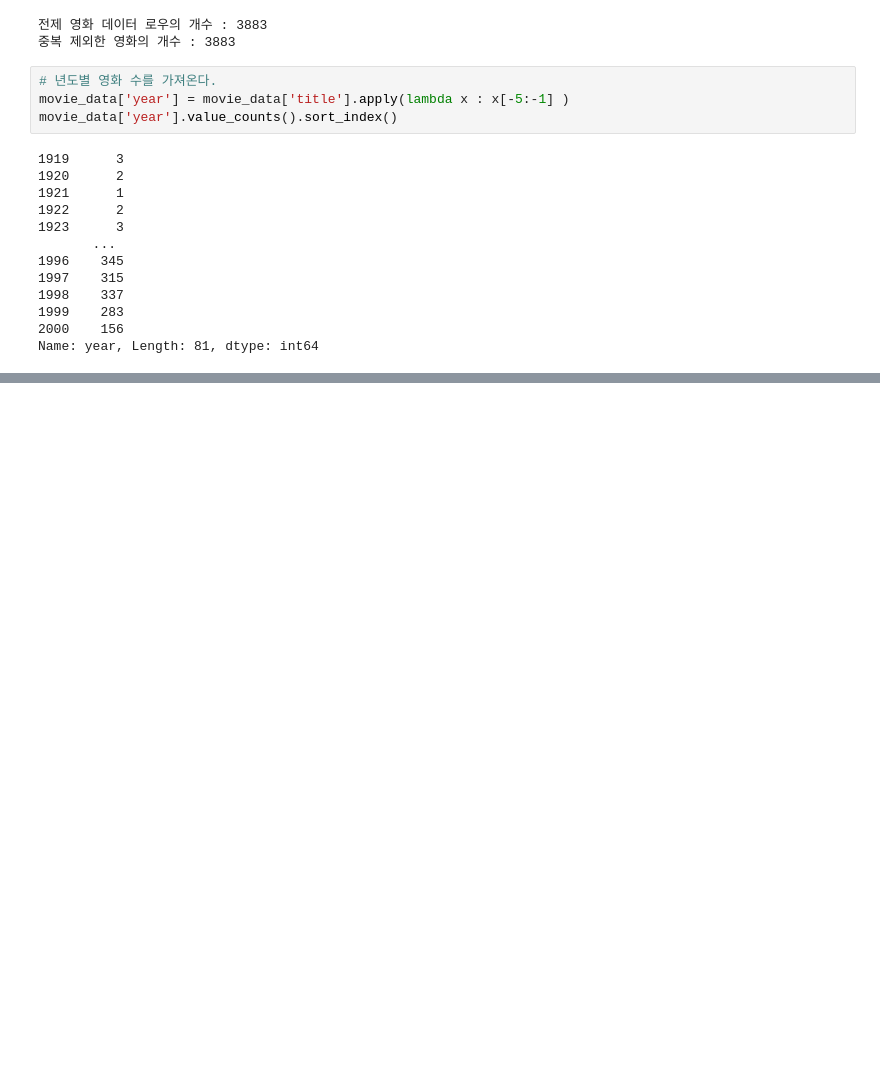
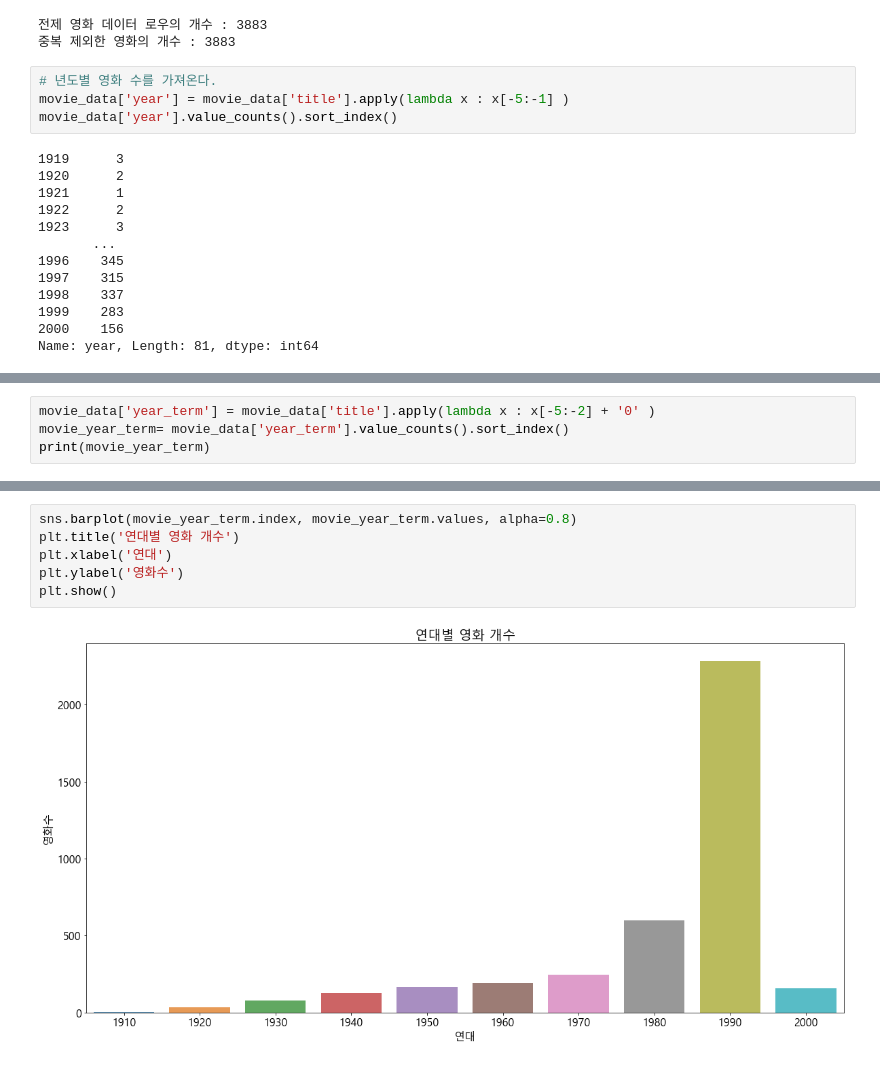
Before and after one commit to kamunbee/project_workspace, a Jupyter notebook: 02_데이터분석/15_영화 평점 데이터 분석.ipynb, the cells around one changed output, grey strips where cells are left out. Saved outputs shown, nothing was run; the diff lists cells and outputs as text; blank space fills up the shorter version.

```diff
--- a/02_데이터분석/15_영화 평점 데이터 분석.ipynb
+++ b/02_데이터분석/15_영화 평점 데이터 분석.ipynb
@@ -179,0 +180,4 @@ Name: year, Length: 81, dtype: int64
+# %%
+movie_data['year_term'] = movie_data['title'].apply(lambda x : x[-5:-2] + '0' )
+movie_year_term= movie_data['year_term'].value_counts().sort_index()
+print(movie_year_term)
@@ -179,0 +196,8 @@ Name: year, Length: 81, dtype: int64
+# %%
+sns.barplot(movie_year_term.index, movie_year_term.values, alpha=0.8)
+plt.title('연대별 영화 개수')
+plt.xlabel('연대')
+plt.ylabel('영화수')
+plt.show()
+# %% [output]
+[figure, added]
```
Also changed, not shown: parts of 2 cells of this notebook.
